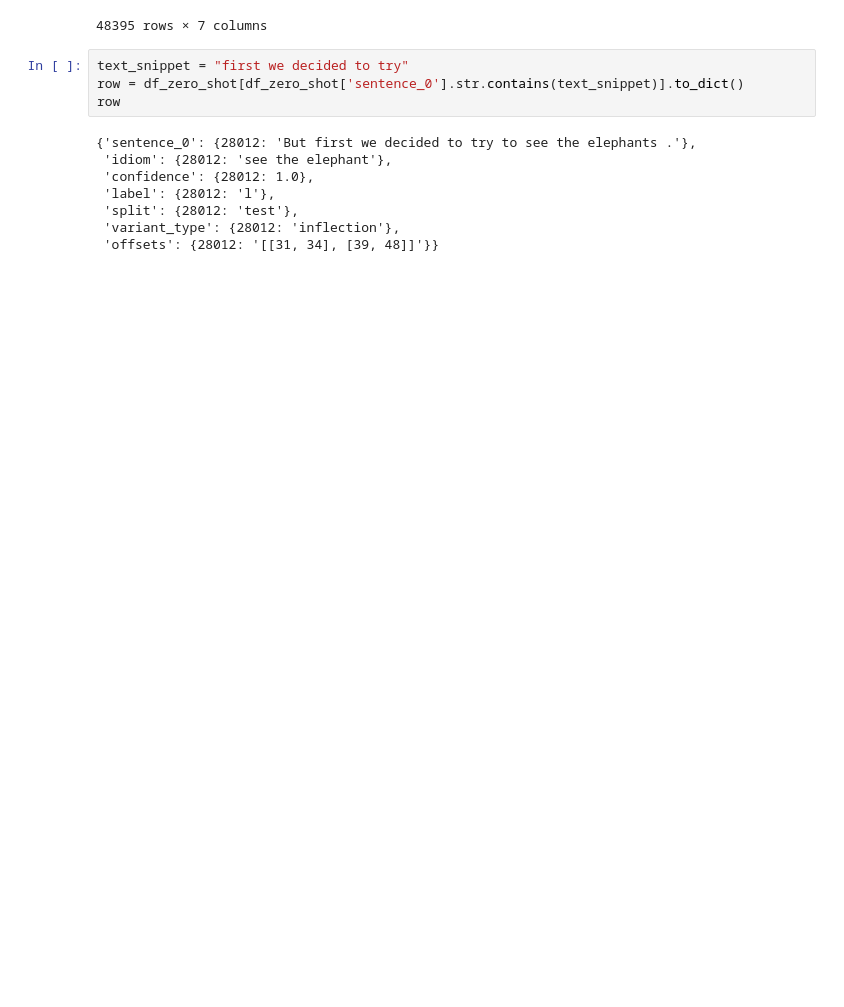
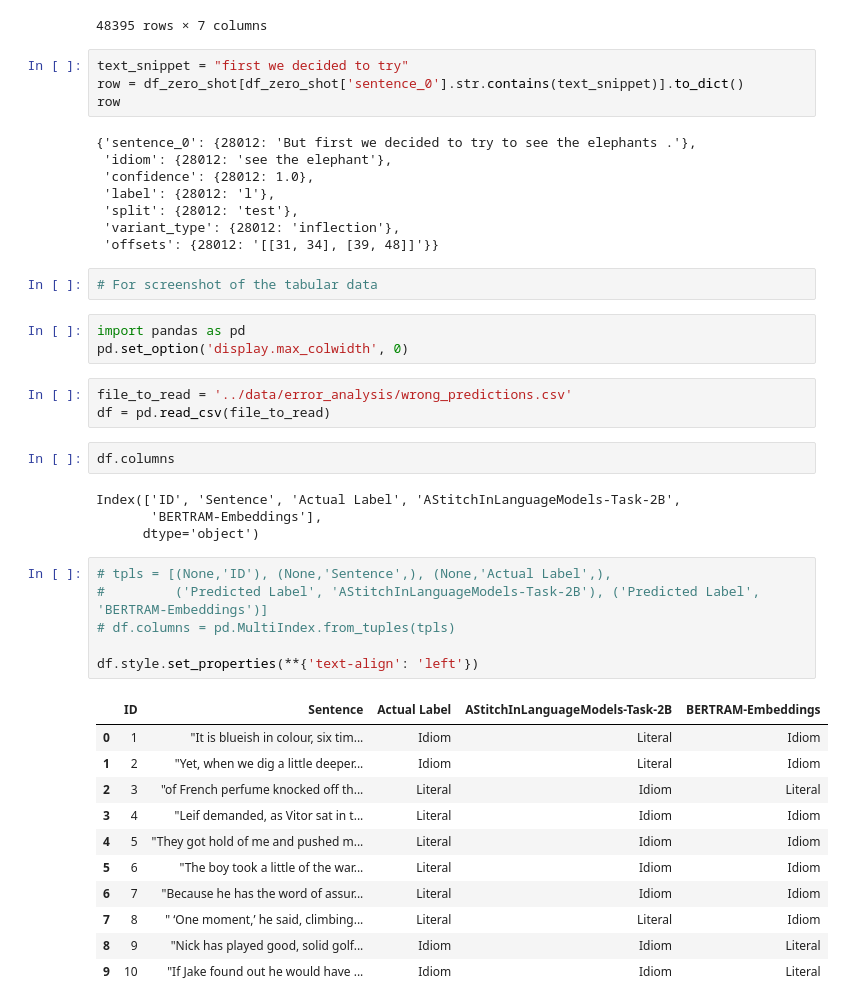
Before and after one commit to DarshanAdiga/idiom-principle-on-magpie-corpus, a Jupyter notebook: exp_helpers/error_analysis_util.ipynb, the cells around one changed output. Cells and saved outputs as stored; diff of their text form; blank space fills up the shorter version.

Commit message:
Final error analysis & Visualization

```diff
--- a/exp_helpers/error_analysis_util.ipynb
+++ b/exp_helpers/error_analysis_util.ipynb
@@ -34,3 +34,35 @@ row
  'split': {28012: 'test'},
  'variant_type': {28012: 'inflection'},
  'offsets': {28012: '[[31, 34], [39, 48]]'}}
+# %%
+# For screenshot of the tabular data
+# %%
+import pandas as pd
+pd.set_option('display.max_colwidth', 0)
+# %%
+file_to_read = '../data/error_analysis/wrong_predictions.csv'
+df = pd.read_csv(file_to_read)
+# %%
+df.columns
+# %% [output]
+Index(['ID', 'Sentence', 'Actual Label', 'AStitchInLanguageModels-Task-2B',
+       'BERTRAM-Embeddings'],
+      dtype='object')
+# %%
+# tpls = [(None,'ID'), (None,'Sentence',), (None,'Actual Label',),
+#         ('Predicted Label', 'AStitchInLanguageModels-Task-2B'), ('Predicted Label', 'BERTRAM-Embeddings')]
+# df.columns = pd.MultiIndex.from_tuples(tpls)
+
+df.style.set_properties(**{'text-align': 'left'})
+# %% [output]
+|  | ID | Sentence | Actual Label | AStitchInLanguageModels-Task-2B | BERTRAM-Embeddings |
+| 0 | 1 | "It is blueish in colour, six tim... | Idiom | Literal | Idiom |
+| 1 | 2 | "Yet, when we dig a little deeper... | Idiom | Literal | Idiom |
+| 2 | 3 | "of French perfume knocked off th... | Literal | Idiom | Literal |
+| 3 | 4 | "Leif demanded, as Vitor sat in t... | Literal | Idiom | Idiom |
+| 4 | 5 | "They got hold of me and pushed m... | Literal | Idiom | Idiom |
+| 5 | 6 | "The boy took a little of the war... | Literal | Idiom | Idiom |
+| 6 | 7 | "Because he has the word of assur... | Literal | Idiom | Idiom |
+| 7 | 8 | " ‘One moment,’ he said, climbing... | Literal | Literal | Idiom |
+| 8 | 9 | "Nick has played good, solid golf... | Idiom | Idiom | Literal |
+| 9 | 10 | "If Jake found out he would have ... | Idiom | Idiom | Literal |
```
Also changed, not shown: 5 other files.
